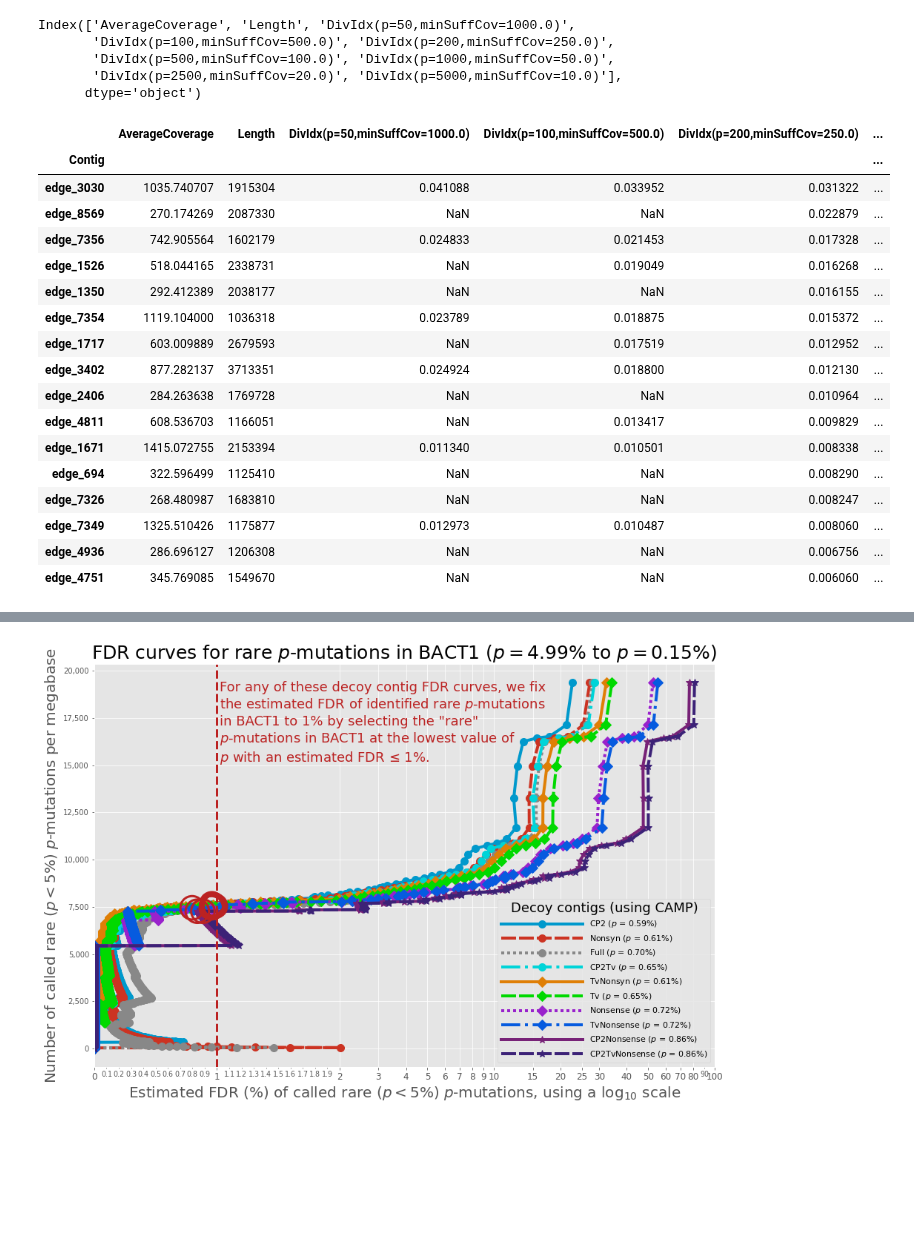
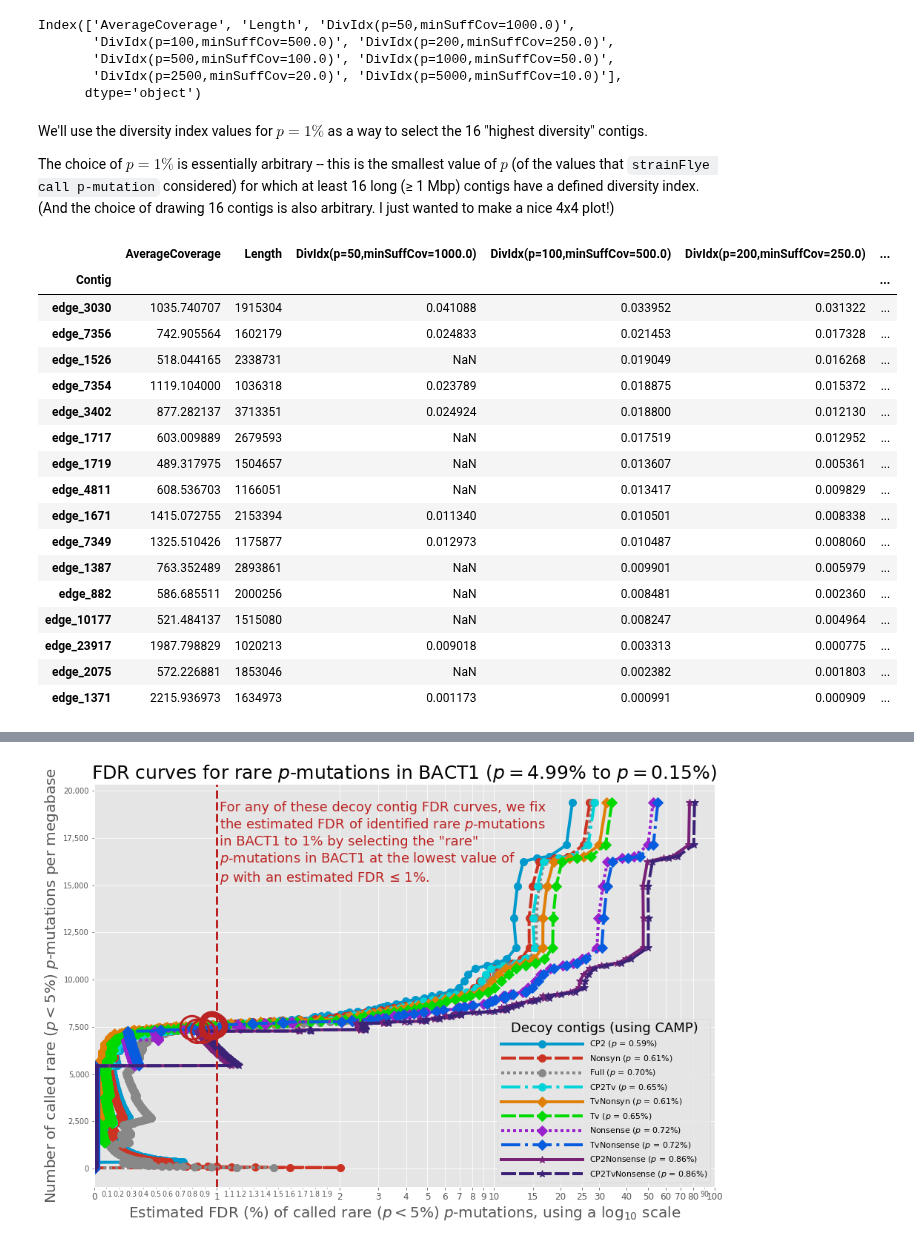
Before and after one commit to fedarko/strainFlye, a Jupyter notebook: docs/PlottingFDRCurves.ipynb, the cells around one changed output, grey strips where cells are left out. Cells and saved outputs as stored; diff of their text form; code cells hidden in the pictures; blank space fills up the shorter version.

```diff
--- a/docs/PlottingFDRCurves.ipynb
+++ b/docs/PlottingFDRCurves.ipynb
@@ -60,29 +58,33 @@ Index(['AverageCoverage', 'Length', 'DivIdx(p=50,minSuffCov=1000.0)',
        'DivIdx(p=500,minSuffCov=100.0)', 'DivIdx(p=1000,minSuffCov=50.0)',
        'DivIdx(p=2500,minSuffCov=20.0)', 'DivIdx(p=5000,minSuffCov=10.0)'],
       dtype='object')
+# %% [markdown]
+We'll use the diversity index values for $p = 1\%$ as a way to select the 16 "highest diversity" contigs.
+
+The choice of $p = 1\%$ is essentially arbitrary -- this is the smallest value of $p$ (of the values that `strainFlye call p-mutation` considered) for which at least 16 long (≥ 1 Mbp) contigs have a defined diversity index. (And the choice of drawing 16 contigs is also arbitrary. I just wanted to make a nice 4x4 plot!)
 # %%
 di = pd.read_csv(
     "/Poppy/mfedarko/sftests/tutorial-output/call-p15/diversity-indices.tsv", sep="\t", index_col=0
 )
-di_sorted = di.sort_values(["DivIdx(p=200,minSuffCov=250.0)"], ascending=False)
+di_sorted = di.sort_values(["DivIdx(p=100,minSuffCov=500.0)"], ascending=False)
 di_sorted.head(16)
 # %% [output]
 |  | AverageCoverage | Length | DivIdx(p=50,minSuffCov=1000.0) | DivIdx(p=100,minSuffCov=500.0) | DivIdx(p=200,minSuffCov=250.0) | ... |
 | Contig |  |  |  |  |  | ... |
 | edge_3030 | 1035.740707 | 1915304 | 0.041088 | 0.033952 | 0.031322 | ... |
-| edge_8569 | 270.174269 | 2087330 | NaN | NaN | 0.022879 | ... |
 | edge_7356 | 742.905564 | 1602179 | 0.024833 | 0.021453 | 0.017328 | ... |
 | edge_1526 | 518.044165 | 2338731 | NaN | 0.019049 | 0.016268 | ... |
-| edge_1350 | 292.412389 | 2038177 | NaN | NaN | 0.016155 | ... |
 | edge_7354 | 1119.104000 | 1036318 | 0.023789 | 0.018875 | 0.015372 | ... |
+| edge_3402 | 877.282137 | 3713351 | 0.024924 | 0.018800 | 0.012130 | ... |
 | edge_1717 | 603.009889 | 2679593 | NaN | 0.017519 | 0.012952 | ... |
-| edge_3402 | 877.282137 | 3713351 | 0.024924 | 0.018800 | 0.012130 | ... |
-| edge_2406 | 284.263638 | 1769728 | NaN | NaN | 0.010964 | ... |
+| edge_1719 | 489.317975 | 1504657 | NaN | 0.013607 | 0.005361 | ... |
 | edge_4811 | 608.536703 | 1166051 | NaN | 0.013417 | 0.009829 | ... |
 | edge_1671 | 1415.072755 | 2153394 | 0.011340 | 0.010501 | 0.008338 | ... |
-| edge_694 | 322.596499 | 1125410 | NaN | NaN | 0.008290 | ... |
-| edge_7326 | 268.480987 | 1683810 | NaN | NaN | 0.008247 | ... |
 | edge_7349 | 1325.510426 | 1175877 | 0.012973 | 0.010487 | 0.008060 | ... |
-| edge_4936 | 286.696127 | 1206308 | NaN | NaN | 0.006756 | ... |
-| edge_4751 | 345.769085 | 1549670 | NaN | NaN | 0.006060 | ... |
+| edge_1387 | 763.352489 | 2893861 | NaN | 0.009901 | 0.005979 | ... |
+| edge_882 | 586.685511 | 2000256 | NaN | 0.008481 | 0.002360 | ... |
+| edge_10177 | 521.484137 | 1515080 | NaN | 0.008247 | 0.004964 | ... |
+| edge_23917 | 1987.798829 | 1020213 | 0.009018 | 0.003313 | 0.000775 | ... |
+| edge_2075 | 572.226881 | 1853046 | NaN | 0.002382 | 0.001803 | ... |
+| edge_1371 | 2215.936973 | 1634973 | 0.001173 | 0.000991 | 0.000909 | ... |
 # %% [markdown]
```
Also changed, not shown: parts of 4 cells of this notebook.
